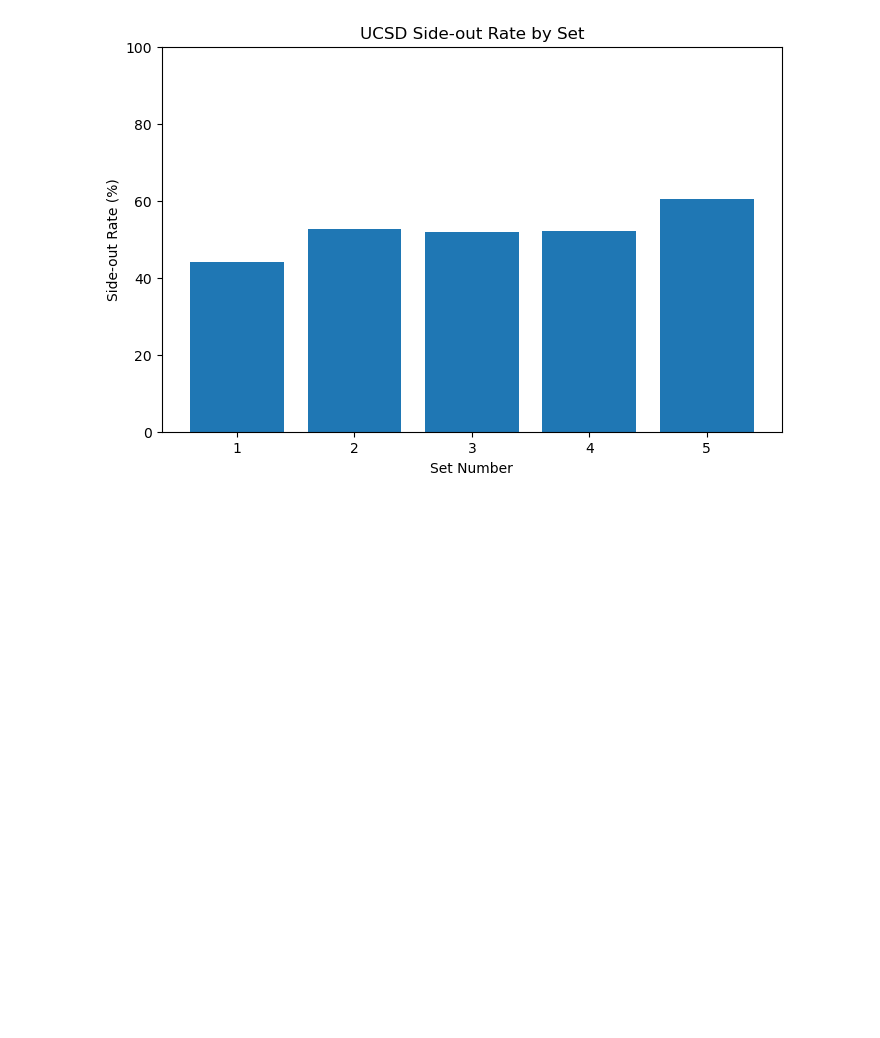
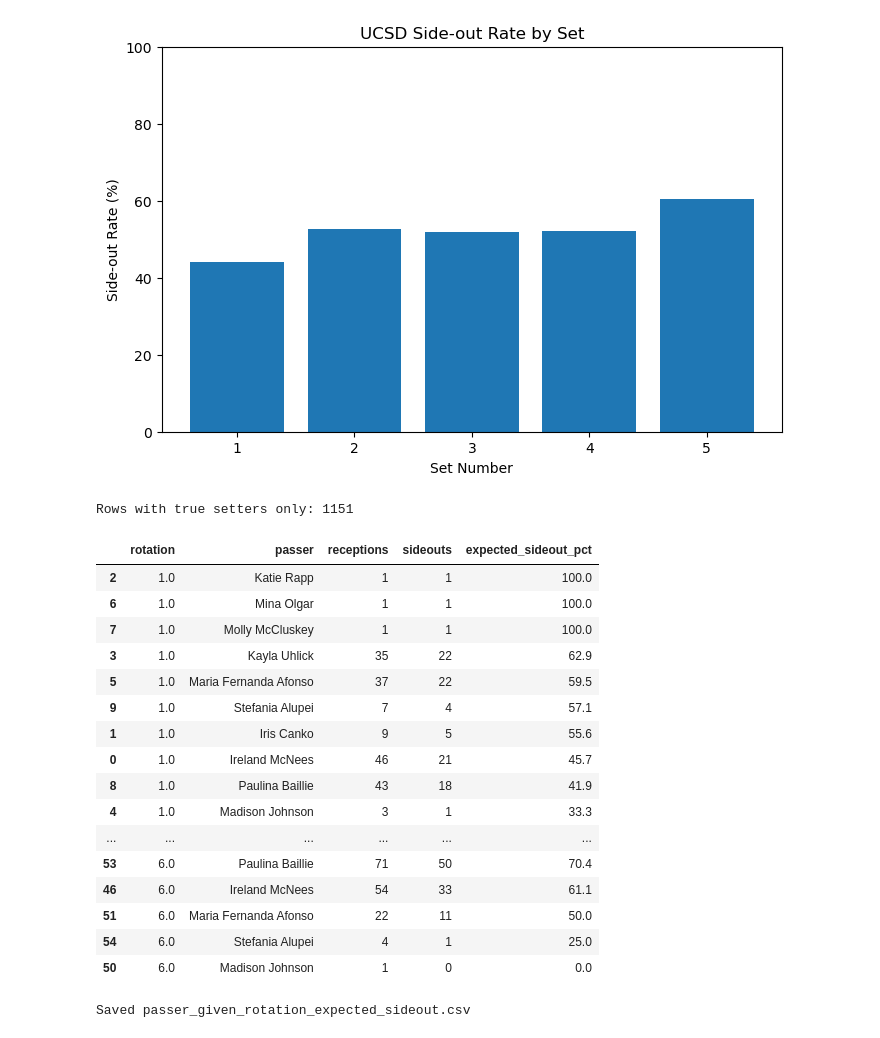
Before and after one commit to shivamsharma0608/sideout_model, a Jupyter notebook: Hannah_Sideout_EDA.ipynb, the cells around one changed output. Cells and saved outputs as stored; diff of their text form; code cells hidden in the pictures; blank space fills up the shorter version.

```diff
--- a/Hannah_Sideout_EDA.ipynb
+++ b/Hannah_Sideout_EDA.ipynb
@@ -452,0 +479,42 @@ plt.show()
+# %%
+xso_true_setters = xso[
+    xso["setter_group"].isin(UCSD_SETTERS)
+].copy()
+
+print("Rows with true setters only:", len(xso_true_setters))
+# %% [output]
+Rows with true setters only: 1151
+# %%
+passer_given_rotation_xso = xso_summary(
+    xso_true_setters,
+    ["rotation", "passer"],
+    min_n=1
+)
+
+display(passer_given_rotation_xso)
+
+passer_given_rotation_xso.to_csv(
+    "passer_given_rotation_expected_sideout.csv",
+    index=False
+)
+
+print("Saved passer_given_rotation_expected_sideout.csv")
+# %% [output]
+|  | rotation | passer | receptions | sideouts | expected_sideout_pct |
+| 2 | 1.0 | Katie Rapp | 1 | 1 | 100.0 |
+| 6 | 1.0 | Mina Olgar | 1 | 1 | 100.0 |
+| 7 | 1.0 | Molly McCluskey | 1 | 1 | 100.0 |
+| 3 | 1.0 | Kayla Uhlick | 35 | 22 | 62.9 |
+| 5 | 1.0 | Maria Fernanda Afonso | 37 | 22 | 59.5 |
+| 9 | 1.0 | Stefania Alupei | 7 | 4 | 57.1 |
+| 1 | 1.0 | Iris Canko | 9 | 5 | 55.6 |
+| 0 | 1.0 | Ireland McNees | 46 | 21 | 45.7 |
+| 8 | 1.0 | Paulina Baillie | 43 | 18 | 41.9 |
+| 4 | 1.0 | Madison Johnson | 3 | 1 | 33.3 |
+| ... | ... | ... | ... | ... | ... |
+| 53 | 6.0 | Paulina Baillie | 71 | 50 | 70.4 |
+| 46 | 6.0 | Ireland McNees | 54 | 33 | 61.1 |
+| 51 | 6.0 | Maria Fernanda Afonso | 22 | 11 | 50.0 |
+| 54 | 6.0 | Stefania Alupei | 4 | 1 | 25.0 |
+| 50 | 6.0 | Madison Johnson | 1 | 0 | 0.0 |
+Saved passer_given_rotation_expected_sideout.csv
```
Also changed, not shown: parts of 7 cells of this notebook, 2 other files.
